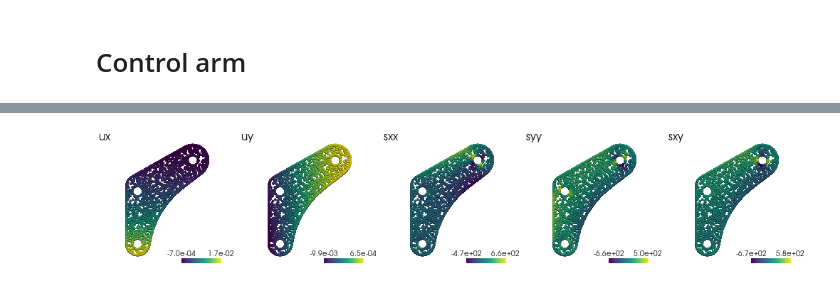
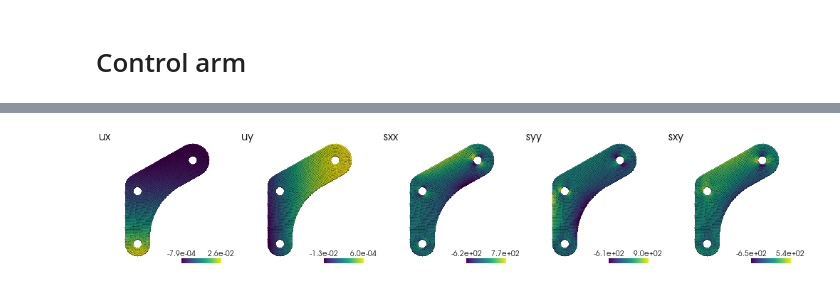
Before and after one commit to ewhalen12/pinnDSE, a Jupyter notebook: controlArm01.ipynb, the cells around one changed output, grey strips where cells are left out. Cells and saved outputs as stored; diff of their text form; code cells hidden in the pictures.

```diff
--- a/controlArm01.ipynb
+++ b/controlArm01.ipynb
@@ -97,5 +136,4 @@ Best model at step 300:
-# %%
-intResDf = geom.sampleRes(data.train_x)
-plotScalarFields(pc, intResDf)
-# %% [output]
-[figure, removed]
+# %%
+plotScalarFields(pc, geom.resDf)
+# %% [output]
+[figure, added]
```
Also changed, not shown: parts of 13 cells of this notebook, 26 other files.
